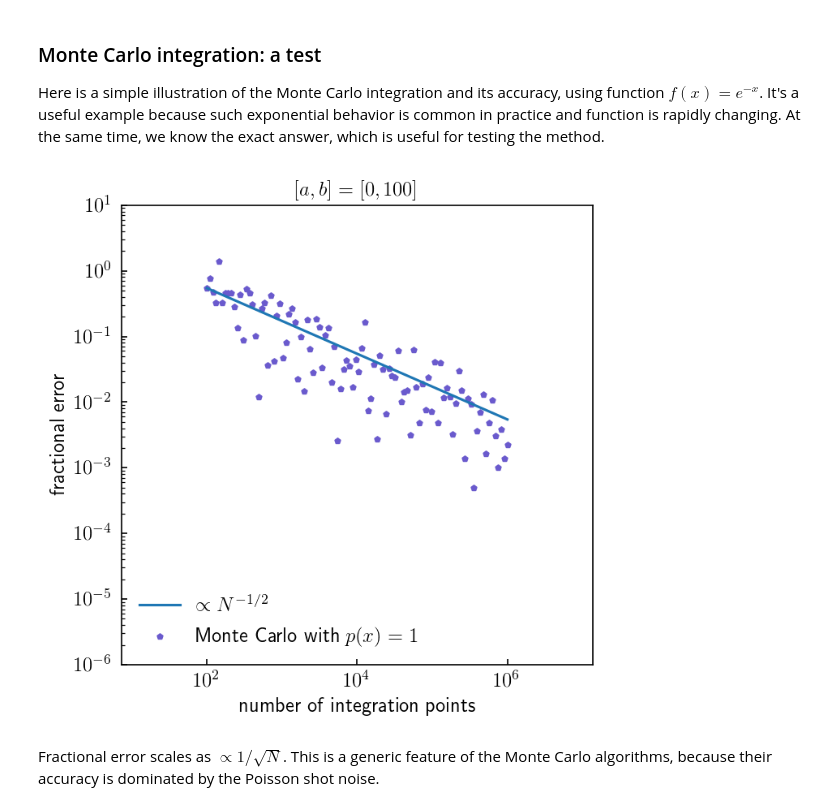
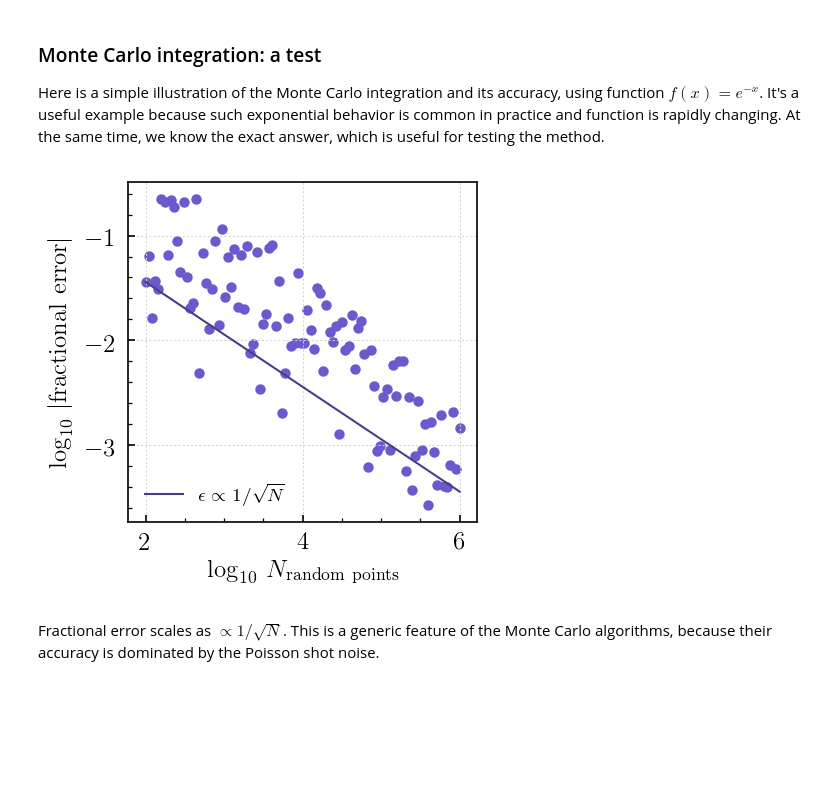
Before and after one commit to a-kravtsov/a211w20, a Jupyter notebook: 06b_monte_carlo_methods.ipynb, the cells around one changed output. Saved outputs shown, nothing was run; the diff lists cells and outputs as text; code cells hidden in the pictures; blank space fills up the shorter version.

```diff
--- a/06b_monte_carlo_methods.ipynb
+++ b/06b_monte_carlo_methods.ipynb
@@ -160,16 +146,35 @@ ferr  = np.abs(1.  - fint/fexact)
-# %%
-plt.figure(figsize=(5,5))
-plt.ylim(1.e-6,10.)
-plt.xscale('log'); plt.yscale('log')
-plt.xlabel(r'number of integration points'); plt.ylabel('fractional error')
-plt.scatter(Nr, np.abs(ferr), c='slateblue', s=10, marker=(5, 0), label=r'Monte Carlo with $p(x)=1$')
-plt.plot(Nr, np.abs(ferr[0])*np.sqrt(1.*Nr[0]/Nr), label=r'$\propto N^{-1/2}$')
-
-plt.legend(frameon=False, fontsize=12, loc='lower left')
-plt.title(r'$[a,b]=[0,100]$', fontsize=12)
-plt.show()
-# %% [output]
-[figure, removed]
+# %%
+Ntries = 100
+
+Nr = 10**(np.linspace(2, 6, Ntries))
+
+fint = np.zeros(Ntries)
+
+def func(x):
+    return np.exp(-x)
+
+def mc_integral(func, a, b, nr, *args):
+    assert(a<b)
+    return (b-a)*np.average(func(a + np.random.uniform(a, b, np.int(nr)), *args))
+
+a = 0.; b = 10.
+
+for i, Nrd in enumerate(Nr):
+    fint[i] = mc_integral(func, a, b, Nrd)
+# %%
+fexact = -(np.exp(-b) - np.exp(-a))
+ferr = np.abs(1. - fint/fexact)
+# %%
+from codes.plot_utils import plot_line_points
+
+ferr_model = np.abs(ferr[0])*np.sqrt(1.*Nr[0]/Nr)
+
+plot_line_points(np.log10(Nr), np.log10(ferr_model),
+                 xlabel=r'$\log_{10}\,N_{\rm random\ points}$', ylabel = r'$\log_{10}\,\vert\rm fractional\ error\vert$',
+                 xp=np.log10(Nr), yp=np.log10(ferr), legend=r'$\epsilon\propto 1/\sqrt{N}$', legendloc='lower left',
+                 points=True, grid=True, figsize=3)
+# %% [output]
+[figure, added]
 # %% [markdown]
 Fractional error scales as $\propto 1/\sqrt{N}$. This is a generic feature of the Monte Carlo algorithms, because their accuracy is dominated by the Poisson shot noise.
 # %% [markdown]
```
Also changed, not shown: parts of 6 cells of this notebook, 3 other files.
